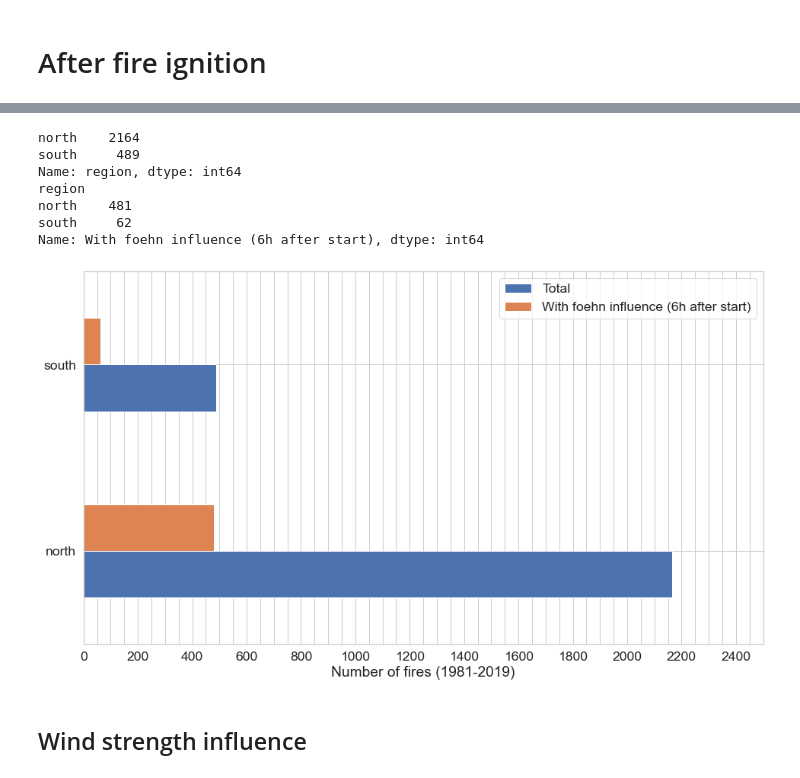
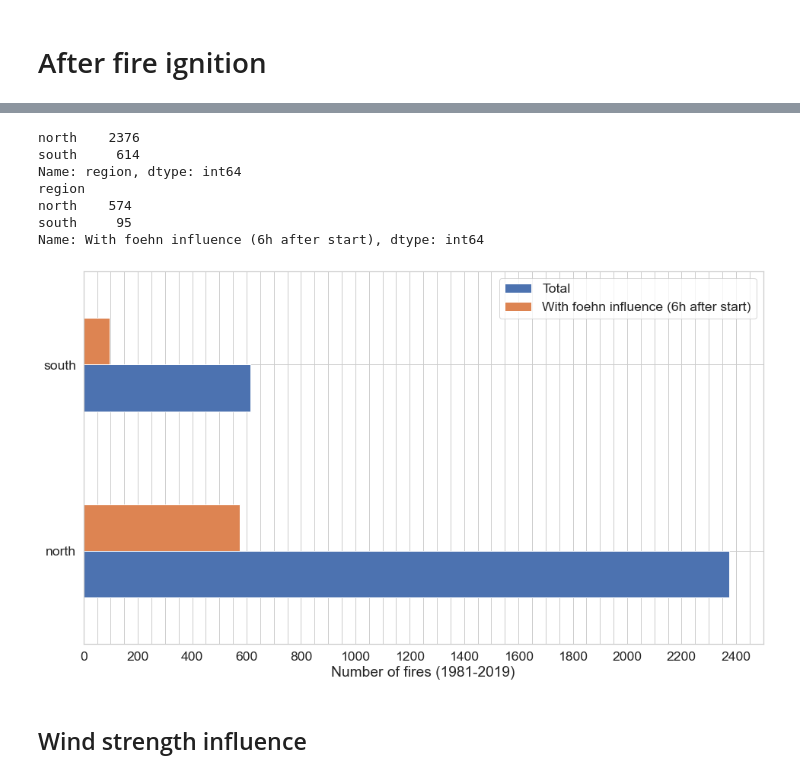
Before and after one commit to ch-mon/foehn-fire-impact, a Jupyter notebook: notebooks/02_descriptive_analysis/data_exploration.ipynb, the cells around one changed output, grey strips where cells are left out. Drawn from its saved outputs; the diff is of its cells as text; code cells hidden in the pictures.

```diff
--- a/notebooks/02_descriptive_analysis/data_exploration.ipynb
+++ b/notebooks/02_descriptive_analysis/data_exploration.ipynb
@@ -104,30 +170,30 @@ for hours in [6,12]:
 # %%
 # Predefined regions and stations therein
 # Eliminated stations:
 regions = context.config_loader.get("regions.json")
 
 for region in regions.keys():
     for station in regions[region]:
-        df.loc[(df["closest_station"] == station), "region"] = region
+        df.loc[(df["abbreviation"] == station), "region"] = region
 
 df_total = df.groupby("region").count()["total [ha]"].rename("Total")
 df_onlyfoehn = df.loc[df["foehn_minutes_during_6_hours_after_start_of_fire"]>0, :].groupby("region").count()["total [ha]"].rename("With foehn influence (6h after start)")
 pd.concat([df_total, df_onlyfoehn], axis=1).plot(kind="barh")
 plt.xlabel("Number of fires (1981-2019)")
 plt.ylabel("")
 plt.xticks(range(0,2550, 50), labels=[str(i) if i%200 == 0 else "" for i in range(0,2550, 50)])
 print(df["region"].value_counts(dropna=False, normalize=False))
 
 print(df_onlyfoehn.sort_values(ascending=False))
 # %% [output]
-north    2164
-south     489
+north    2376
+south     614
 Name: region, dtype: int64
 region
-north    481
-south     62
+north    574
+south     95
 Name: With foehn influence (6h after start), dtype: int64
-[figure, old version]
+[figure, new version]
 # %% [markdown]
 ## Wind strength influence
 # %%
```
Also changed, not shown: parts of 21 cells of this notebook, 14 other files.
